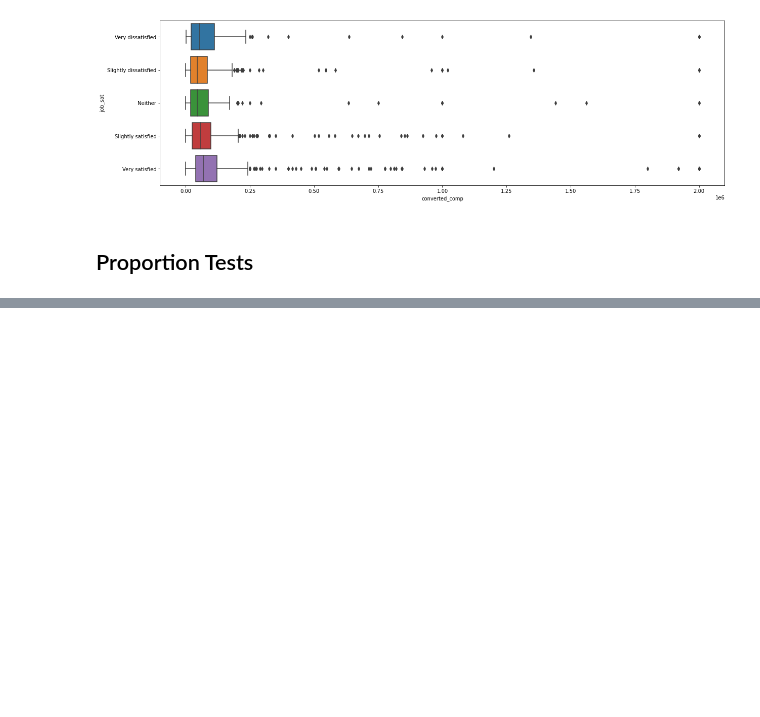
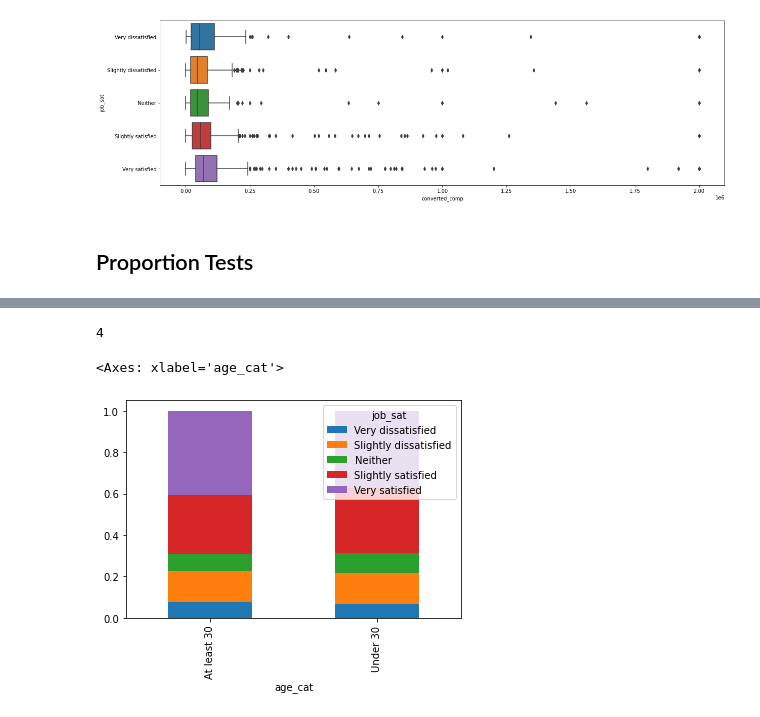
Before and after one commit to AnshuBantra/Python, a Jupyter notebook: Associate Data Scientist in Python/029 Hypothesis Testing in Python/hypothesis_testing.ipynb, the cells around one changed output, grey strips where cells are left out. Drawn from its saved outputs; the diff is of its cells as text; code cells hidden in the pictures; blank space fills up the shorter version.

```diff
--- a/Associate Data Scientist in Python/029 Hypothesis Testing in Python/hypothesis_testing.ipynb
+++ b/Associate Data Scientist in Python/029 Hypothesis Testing in Python/hypothesis_testing.ipynb
@@ -386,0 +608,13 @@ plt.show()
+# %%
+# Calculate Degrees of Freedom
+# (No. of response categories - 1) * (No. of explanatory categories -1)
+(stack_overflow['job_sat'].nunique()-1) * (stack_overflow['age_cat'].nunique()-1)
+# %% [output]
+4
+# %%
+props = stack_overflow.groupby('age_cat')['job_sat'].value_counts(normalize=True)
+wide_props = props.unstack()
+wide_props.plot(kind='bar', stacked=True)
+# %% [output]
+<Axes: xlabel='age_cat'>
+[figure, added]
```
Also changed, not shown: parts of 62 cells of this notebook, 5 other files.
